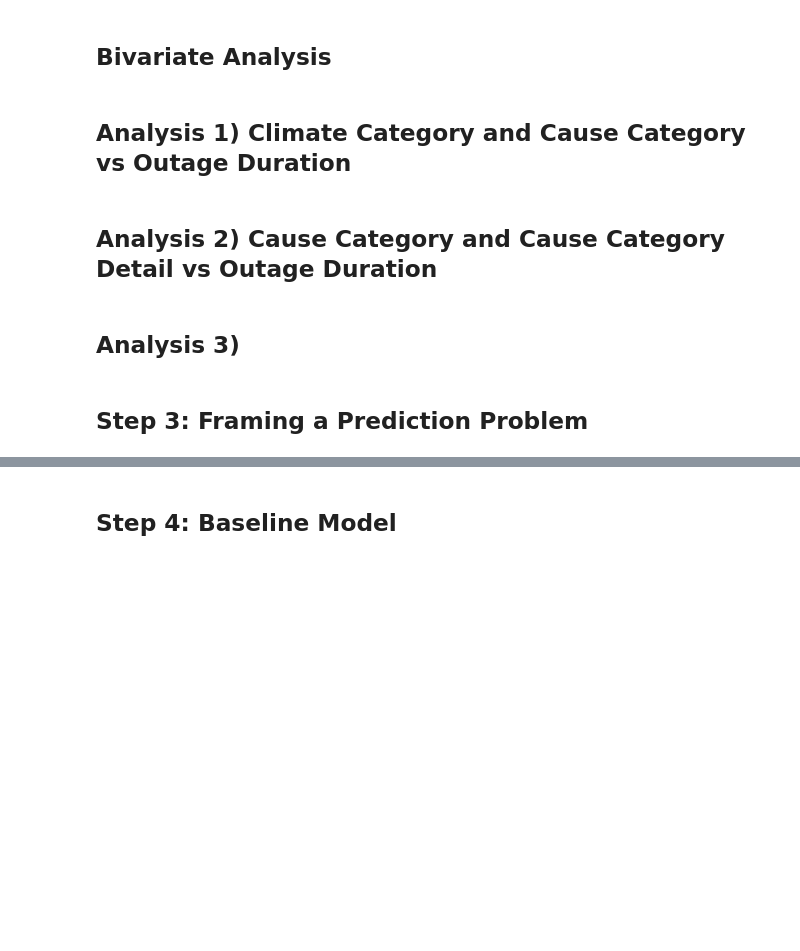
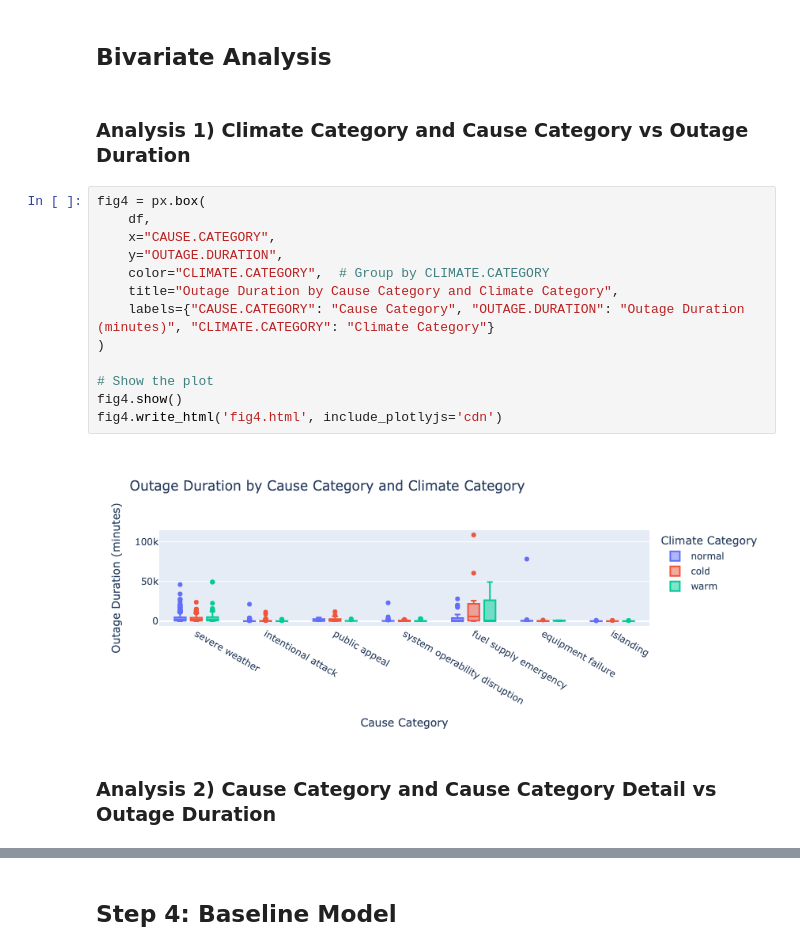
Before and after one commit to djlisbonne/power_outage_analysis, a Jupyter notebook: portfolio.ipynb, the cells around one changed output, grey strips where cells are left out. Drawn from its saved outputs; the diff is of its cells as text; blank space fills up the shorter version.

```diff
--- a/portfolio.ipynb
+++ b/portfolio.ipynb
@@ -222,10 +265,21 @@ def gen_uni_scatter(x, y, labels):
 # %% [markdown]
 ## Bivariate Analysis
 # %% [markdown]
-## Analysis 1) Climate Category and Cause Category vs Outage Duration
+### Analysis 1) Climate Category and Cause Category vs Outage Duration
+# %%
+fig4 = px.box(
+    df,
+    x="CAUSE.CATEGORY",
+    y="OUTAGE.DURATION",
+    color="CLIMATE.CATEGORY",  # Group by CLIMATE.CATEGORY
+    title="Outage Duration by Cause Category and Climate Category",
+    labels={"CAUSE.CATEGORY": "Cause Category", "OUTAGE.DURATION": "Outage Duration (minutes)", "CLIMATE.CATEGORY": "Climate Category"}
+)
+
+# Show the plot
+fig4.show()
+fig4.write_html('fig4.html', include_plotlyjs='cdn')
+# %% [output]
+[figure, added]
 # %% [markdown]
-## Analysis 2) Cause Category and Cause Category Detail vs Outage Duration
+### Analysis 2) Cause Category and Cause Category Detail vs Outage Duration
-# %% [markdown]
-## Analysis 3)
-# %% [markdown]
-## Step 3: Framing a Prediction Problem
```
Also changed, not shown: parts of 5 cells of this notebook, 5 other files.
